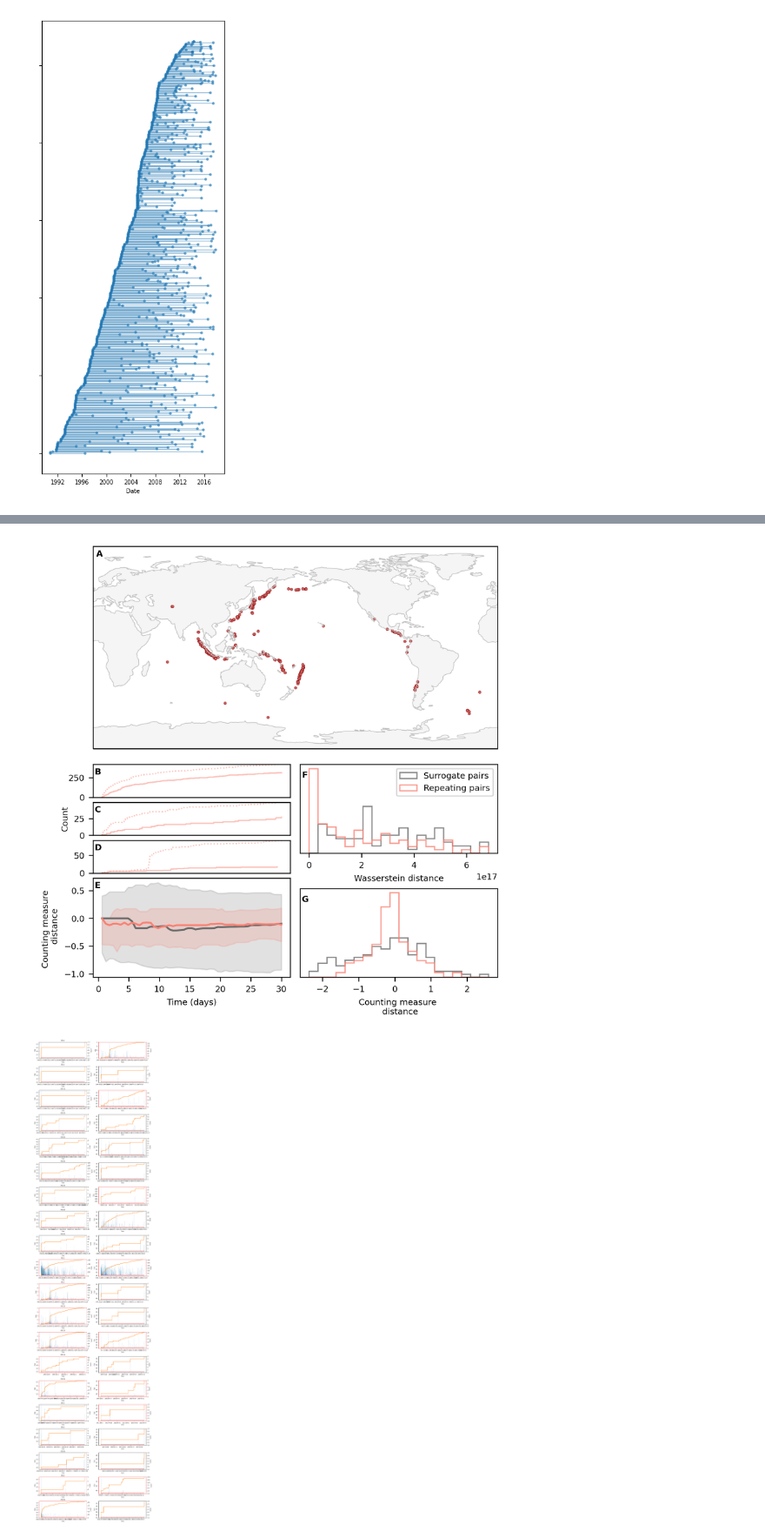
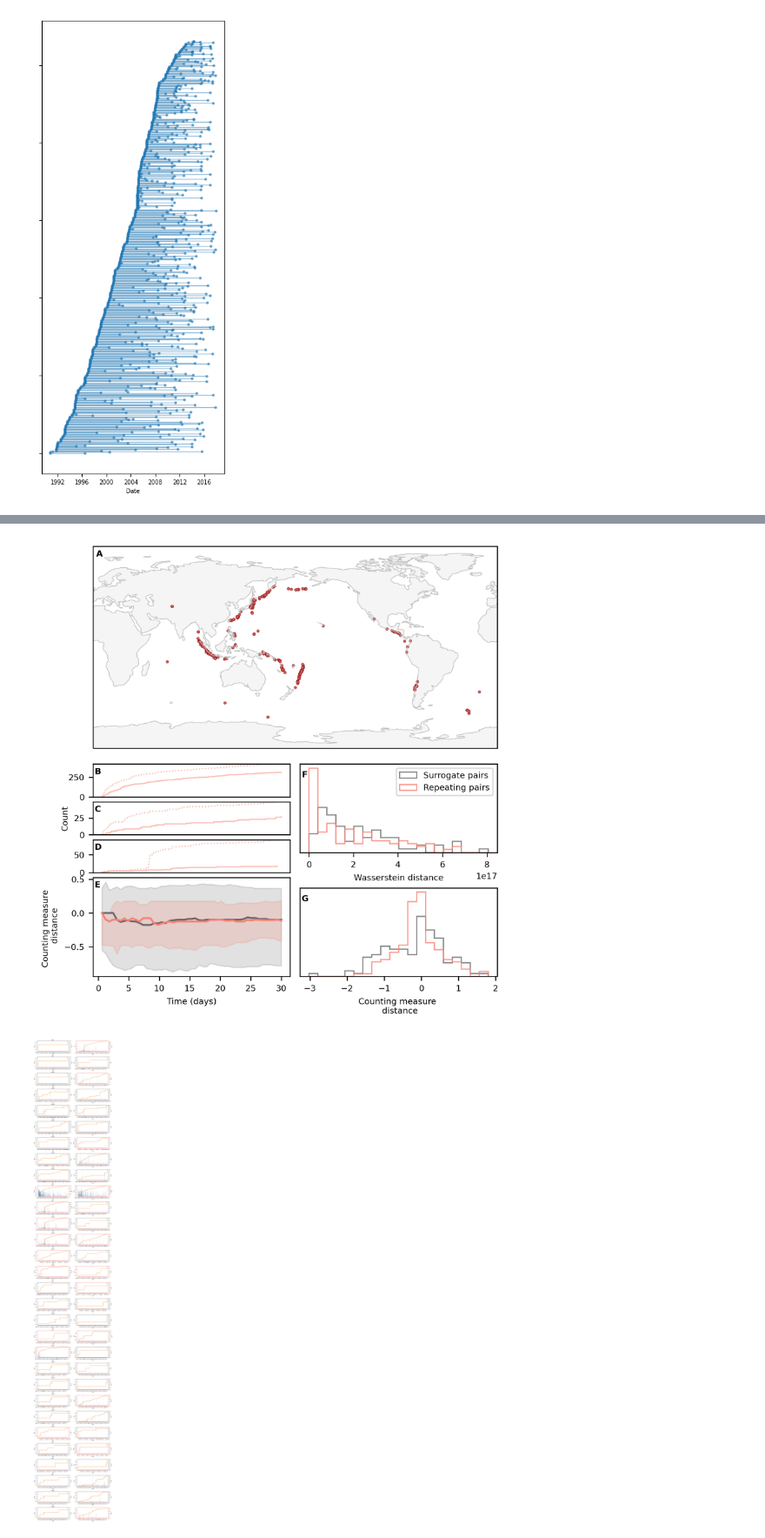
Before and after one commit to keliankaz/repeaters, a Jupyter notebook: repeaters_and_sequences.ipynb, the cells around one changed output, grey strips where cells are left out. Shown at 87% size. Cells and saved outputs as stored; diff of their text form; code cells hidden in the pictures.

Commit message:
improved quality of surrogate events

```diff
--- a/repeaters_and_sequences.ipynb
+++ b/repeaters_and_sequences.ipynb
@@ -44,14 +45,18 @@ earthquakes = EarthquakeCatalog(
     kwargs=earquake_metadata,
 ) # expect warnings about loading existing catalog and Nan values
 # %%
+pairs_config = dict(
+    data_directory/"jgrb540690-sup-0002-2019jb018652-ts01.txt",
+)
+
 surrogate_config = dict(
-    max_distance_km = 600, # selected to preserve some of the same structure with Mc and similar tectonic setting
+    max_distance_km = 100, # selected to preserve some of the same structure with Mc and similar tectonic setting
     max_magnitude_delta = 0.1, # comparable to (event_pairs.catalog.Mag - event_pairs.catalog.Mag_2).abs().mean()
     min_time_delta_days = 365, # avoid the events being related to eachother
     min_prior_time_delta = 60, # avoid mainshocks occuring before the event
 )
 
-event_pairs = RepeaterCatalog(data_directory/"jgrb540690-sup-0002-2019jb018652-ts01.txt")
+event_pairs = RepeaterCatalog(**pairs_config)
 dummy_event_pairs = event_pairs.create_surrogate_catalog(other_catalog=earthquakes, **surrogate_config)
 # %%
 event_pairs.plot_pairs()
@@ -265,26 +269,26 @@ add_lettering(
     ]
 )
 # %% [output]
-[figure, old version]
+[figure, new version]
 # %%
-number_of_examples = 20
+number_of_examples = 30
 fig, AX = plt.subplots(number_of_examples,2,figsize=(10,number_of_examples*2))
 
 for i, pair in enumerate(sequences[:number_of_examples]):
     pair["catalog_1"].plot_time_series(ax=AX[i,0])
     if np.any(pair["mag"] < pair["catalog_1"].catalog.mag):
         for spine in plt.gca().spines.values():
             spine.set_edgecolor('red')
 
     pair["catalog_2"].plot_time_series(ax=AX[i,1])
     if np.any(pair["Mag_2"] < pair["catalog_2"].catalog.mag):
         for spine in plt.gca().spines.values():
             spine.set_edgecolor('red')
     AX[i,0].set(
         title= f"M{(pair['mag'] + pair['Mag_2'])/2}",
     )
 
 plt.tight_layout()
 # %% [output]
-[figure, old version]
+[figure, new version]
 # %%
```
Also changed, not shown: parts of 5 cells of this notebook, 1 other file.
